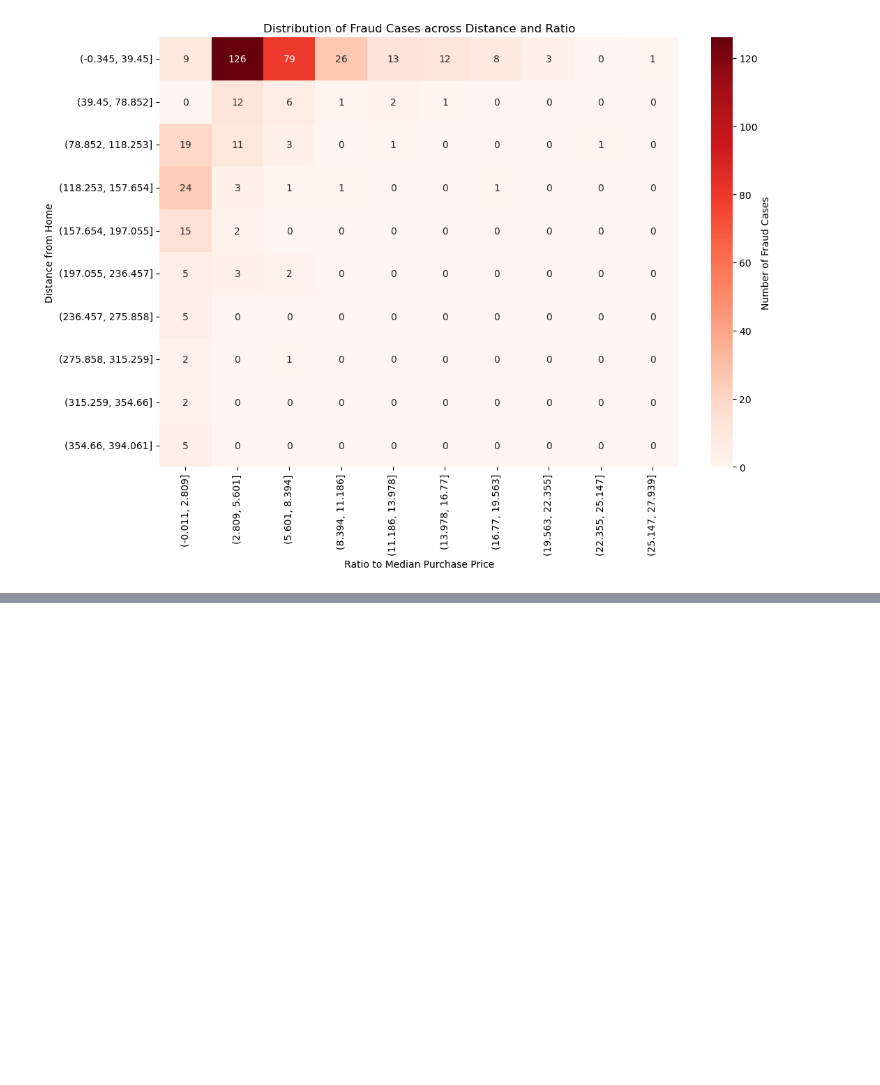
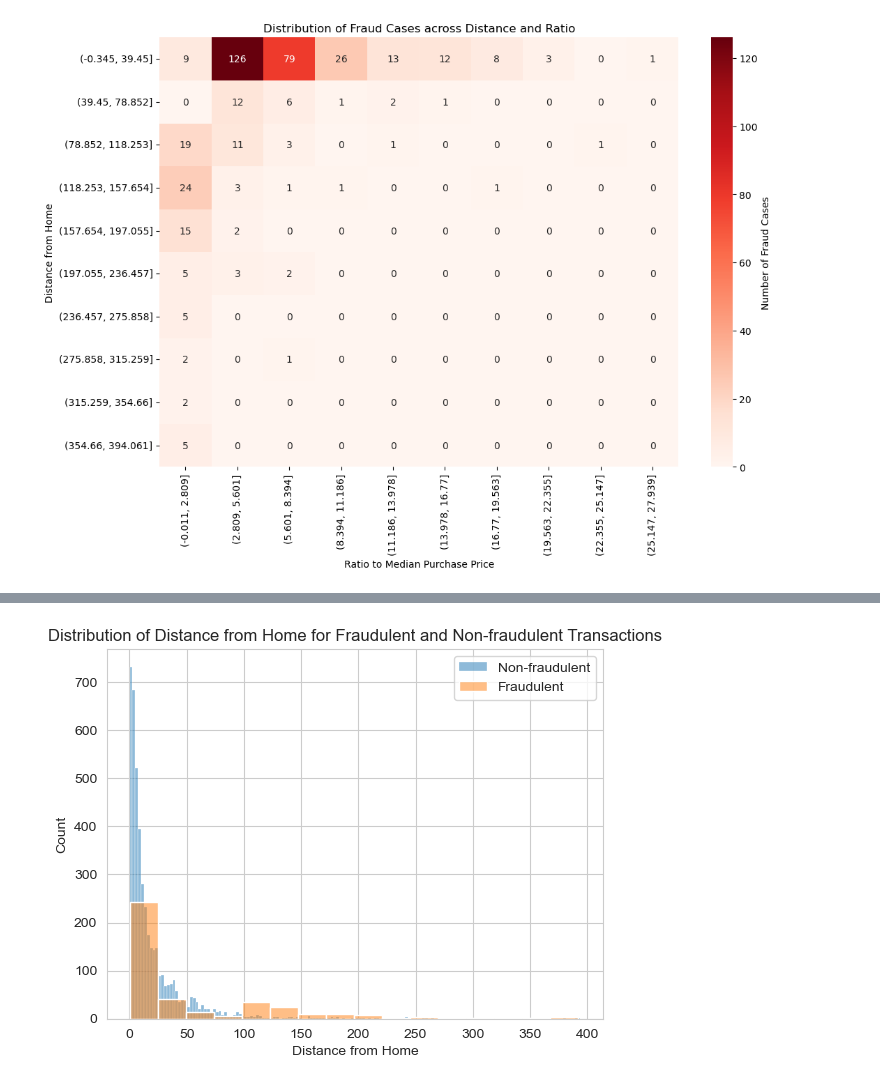
Before and after one commit to KarimKhalil33/CreditCard-Fraud-Data-Analysis, a Jupyter notebook: analysis/analysis2.ipynb, the cells around one changed output, grey strips where cells are left out. Cells and saved outputs as stored; diff of their text form; code cells hidden in the pictures; blank space fills up the shorter version.

```diff
--- a/analysis/analysis2.ipynb
+++ b/analysis/analysis2.ipynb
@@ -295,0 +272,14 @@ plt.show()
+# %%
+fraud_nonfraud = mydata.loc[(mydata['fraud'] == 1) | (mydata['fraud'] == 0)]
+
+sns.histplot(fraud_nonfraud.loc[fraud_nonfraud['fraud'] == 0]['distance_from_home'], alpha=0.5, label='Non-fraudulent')
+sns.histplot(fraud_nonfraud.loc[fraud_nonfraud['fraud'] == 1]['distance_from_home'], alpha=0.5, label='Fraudulent')
+
+plt.title('Distribution of Distance from Home for Fraudulent and Non-fraudulent Transactions')
+plt.xlabel('Distance from Home')
+plt.ylabel('Count')
+plt.legend()
+
+plt.show()
+# %% [output]
+[figure, added]
```
Also changed, not shown: parts of 17 cells of this notebook.
